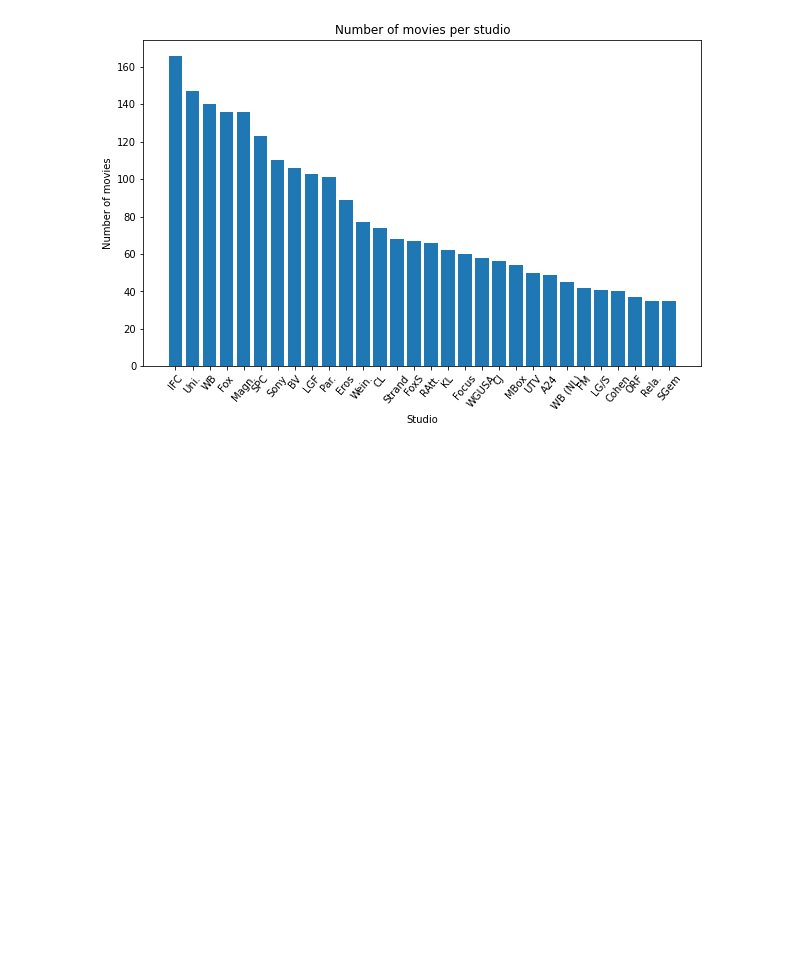
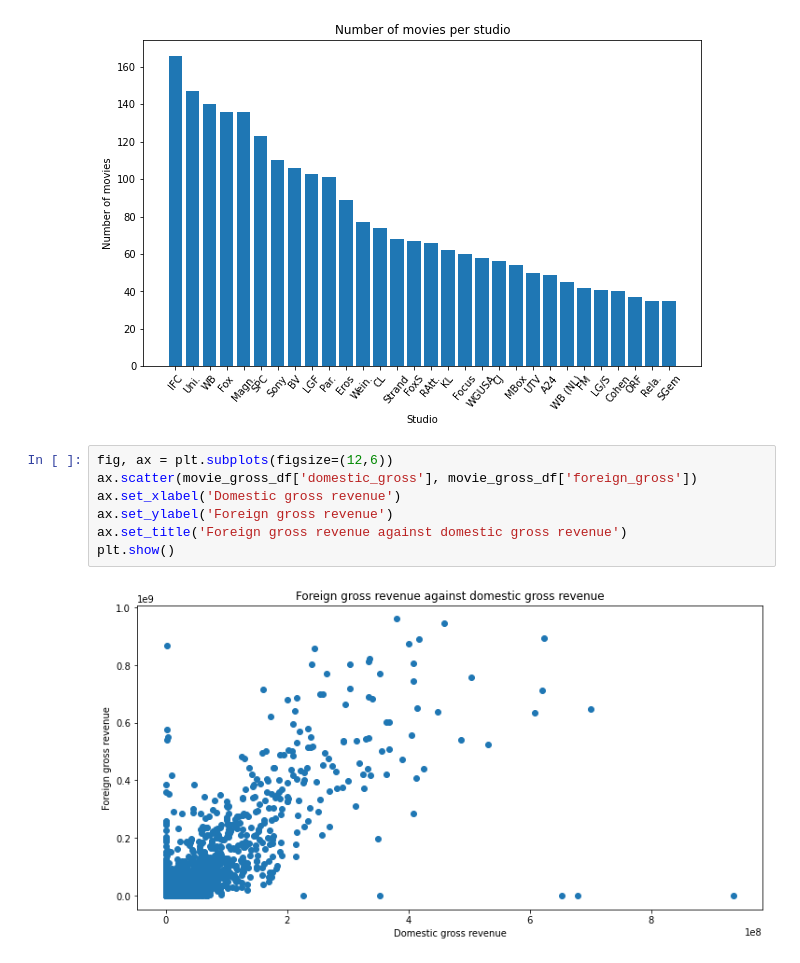
Before and after one commit to NicholasKIRUI/Data-Science-Course---Phase-1-Project, a Jupyter notebook: index.ipynb, the cells around one changed output. Saved outputs shown, nothing was run; the diff lists cells and outputs as text; blank space fills up the shorter version.

Commit message:
data exploration - movie budgets.csv

```diff
--- a/index.ipynb
+++ b/index.ipynb
@@ -467,3 +467,12 @@ ax.set_title('Number of movies per studio')
 # %% [output]
 Text(0.5, 1.0, 'Number of movies per studio')
 [figure]
+# %%
+fig, ax = plt.subplots(figsize=(12,6))
+ax.scatter(movie_gross_df['domestic_gross'], movie_gross_df['foreign_gross'])
+ax.set_xlabel('Domestic gross revenue')
+ax.set_ylabel('Foreign gross revenue')
+ax.set_title('Foreign gross revenue against domestic gross revenue')
+plt.show()
+# %% [output]
+[figure, added]
```
Also changed, not shown: parts of 1 cell of this notebook.
